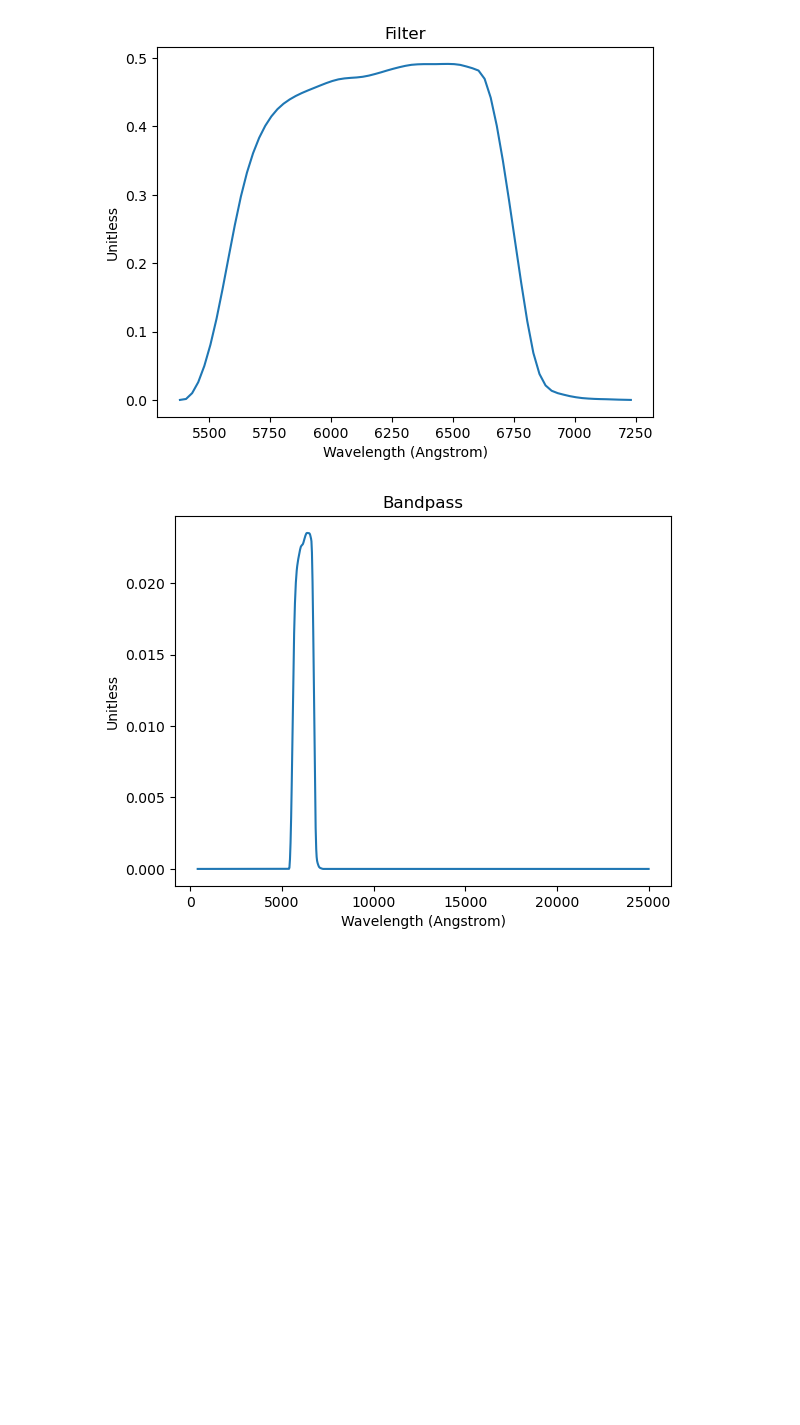
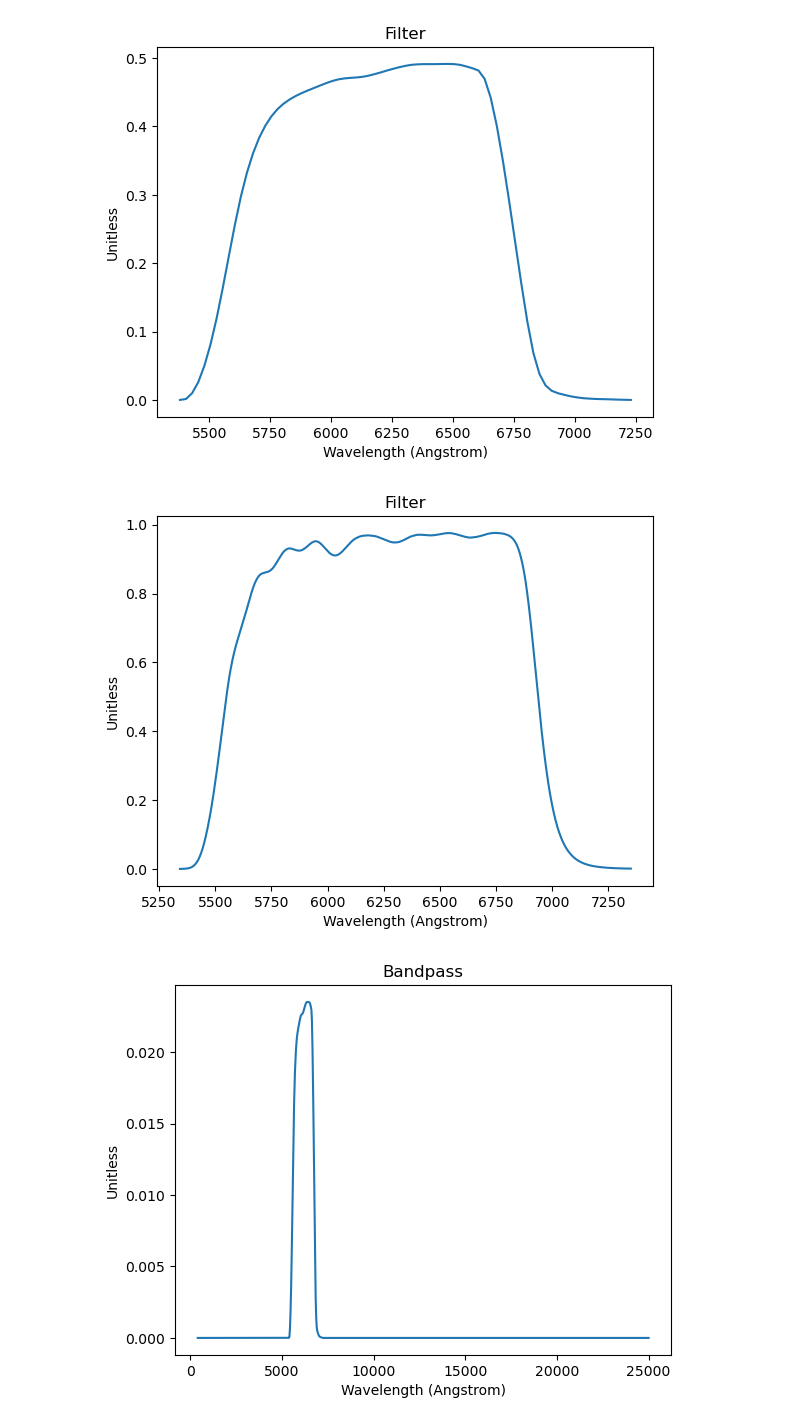
Before and after one commit to schmidt-observatories/wcc-etc, a Jupyter notebook: notebooks/20250813_testing.ipynb, the cells around one changed output. Drawn from its saved outputs; the diff is of its cells as text; code cells hidden in the pictures; blank space fills up the shorter version.

```diff
--- a/notebooks/20250813_testing.ipynb
+++ b/notebooks/20250813_testing.ipynb
@@ -138,6 +136,10 @@ WCC.add_mirror("../data/support_data/coatings/NIST_1st_surface_Al.csv", num_curv
 WCC.add_filter("../data/support_data/filters/sdss_r_005_syn.fits",plot=True)
 # %% [output]
 [figure]
+# %%
+WCC.add_filter("../data/support_data/filters/SLOAN_SDSS.rprime_filter.txt",plot=True)
+# %% [output]
+[figure, added]
 # %%
 WCC.bandpass.plot(title="Bandpass")
 # %% [output]
```
Also changed, not shown: parts of 5 cells of this notebook, 2 other files.
